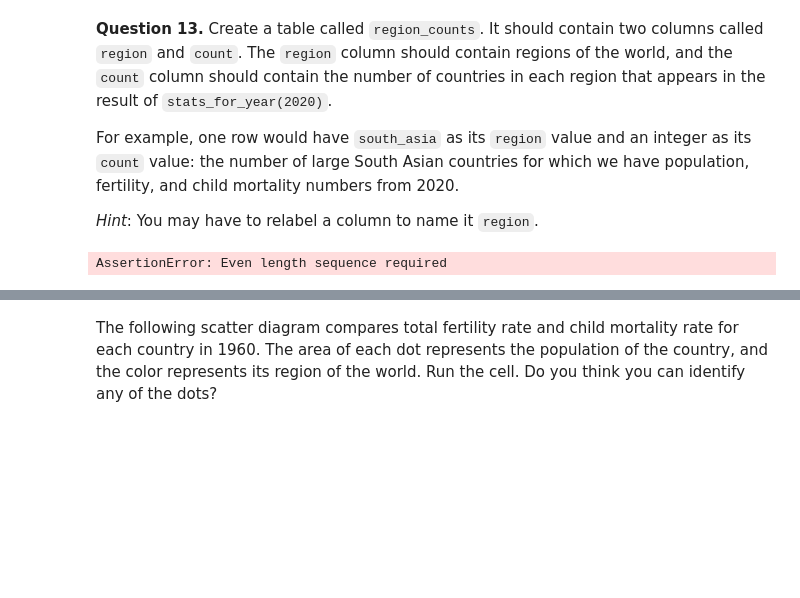
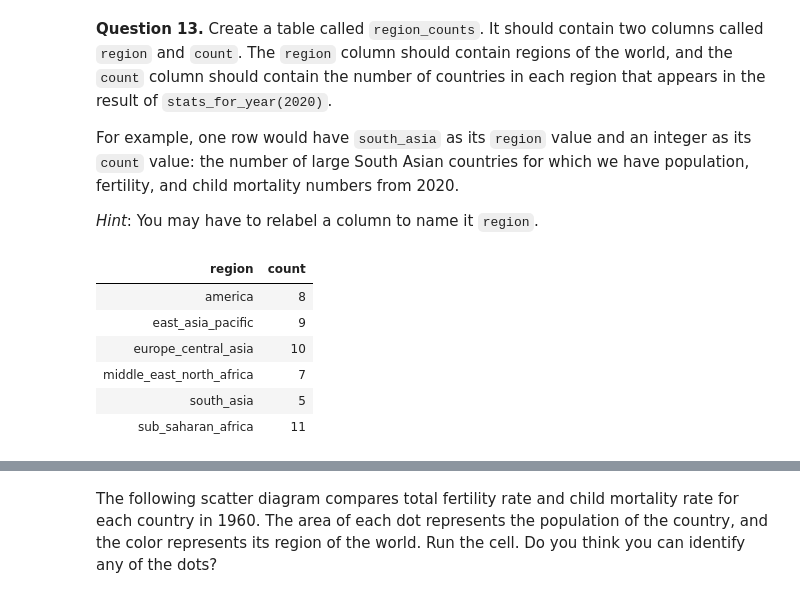
Before and after one commit to cplahn/cplahn_DATA_Fall, a Jupyter notebook: project1/project1.ipynb, the cells around one changed output, grey strips where cells are left out. Saved outputs shown, nothing was run; the diff lists cells and outputs as text; code cells hidden in the pictures; blank space fills up the shorter version.

```diff
--- a/project1/project1.ipynb
+++ b/project1/project1.ipynb
@@ -515,14 +515,21 @@ countries.select('country', 'name', 'world_6region')
 For example, one row would have `south_asia` as its `region` value and an integer as its `count` value: the number of large South Asian countries for which we have population, fertility, and child mortality numbers from 2020.
 
 *Hint*: You may have to relabel a column to name it `region`.
-# %%
-regions=countries.group('world_6region').column('world_6region')
-stats_for_2020 =stats_for_year(2020).column('geo')
-
-region_counts = Table().with_columns('region',regions,
-                                     'count', )
-region_counts
-# %% [output]
-AssertionError: Even length sequence required
+# %%
+needed_countries=countries.select('country', 'name', 'world_6region')
+stats_for_2020 =stats_for_year(2020)
+country_label=stats_for_2020.relabeled('geo','country')
+all_country=country_label.join('country',needed_countries)
+region_name=all_country.relabeled('world_6region','region')
+region_counts=region_name.group('region')
+region_counts
+# %% [output]
+| region | count |
+| america | 8 |
+| east_asia_pacific | 9 |
+| europe_central_asia | 10 |
+| middle_east_north_africa | 7 |
+| south_asia | 5 |
+| sub_saharan_africa | 11 |
 # %%
 grader.check("q1_13")
```
Also changed, not shown: parts of 12 cells of this notebook, 1 other file.
